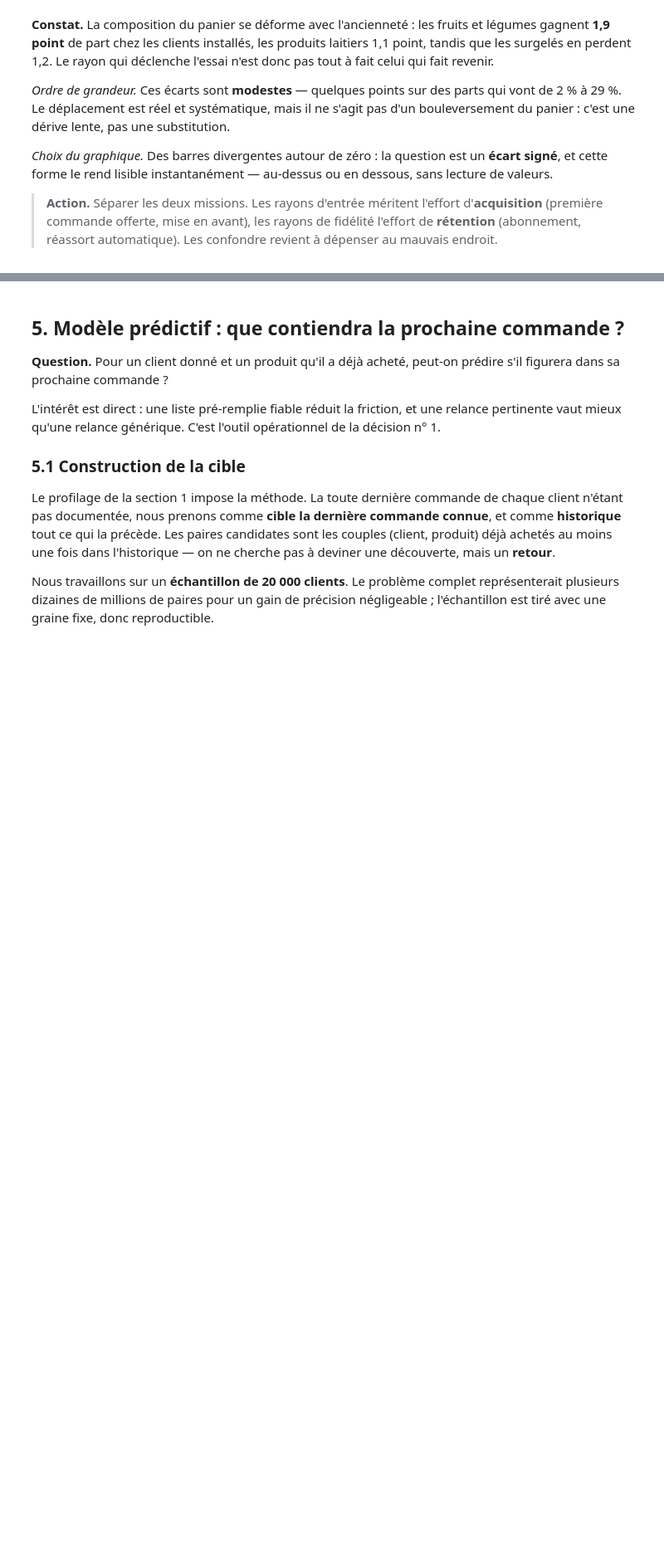
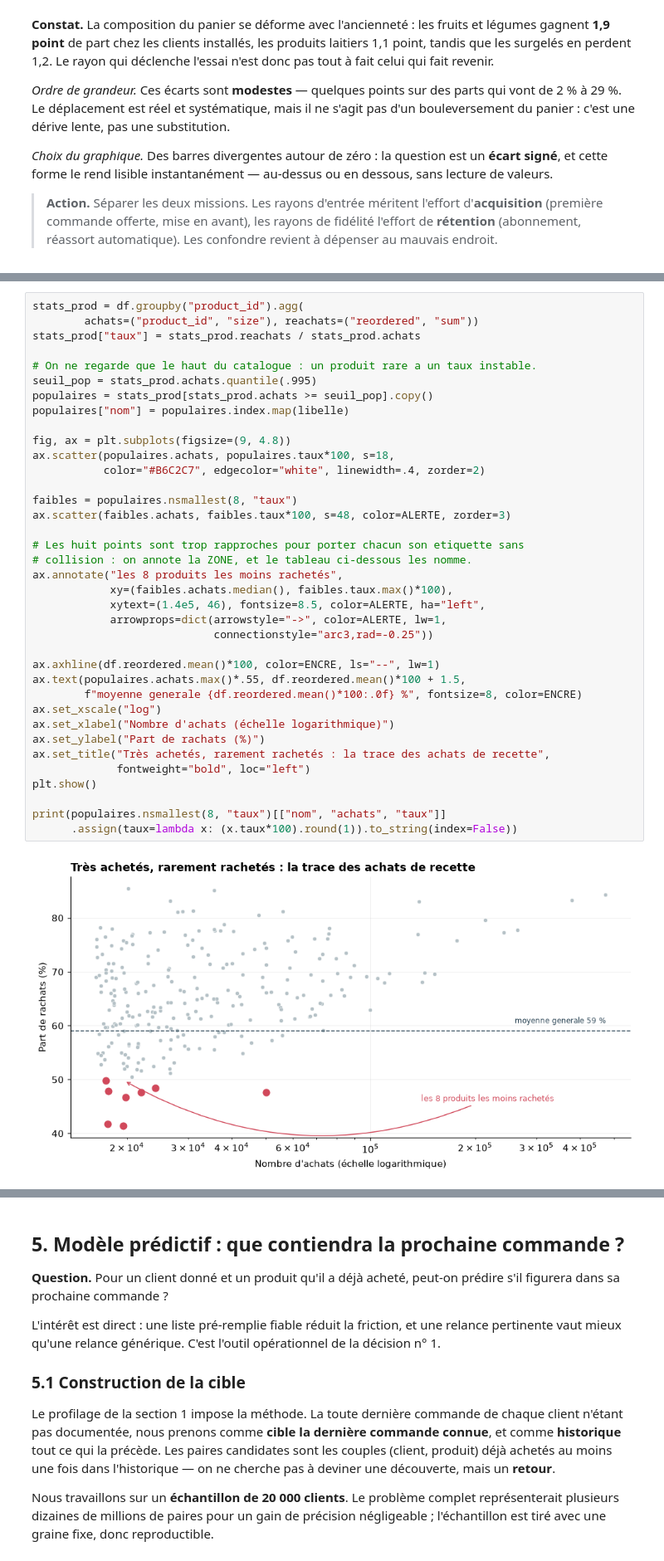
Before and after one commit to Nyomix-V/joja-data-analysis, a Jupyter notebook: 02_projet/analyse.ipynb, the cells around one changed output, grey strips where cells are left out. Shown at 83% size. Cells and saved outputs as stored; diff of their text form; blank space fills up the shorter version.

```diff
--- a/02_projet/analyse.ipynb
+++ b/02_projet/analyse.ipynb
@@ -731,0 +812,39 @@ sans lecture de valeurs.
+# %%
+stats_prod = df.groupby("product_id").agg(
+        achats=("product_id", "size"), reachats=("reordered", "sum"))
+stats_prod["taux"] = stats_prod.reachats / stats_prod.achats
+
+# On ne regarde que le haut du catalogue : un produit rare a un taux instable.
+seuil_pop = stats_prod.achats.quantile(.995)
+populaires = stats_prod[stats_prod.achats >= seuil_pop].copy()
+populaires["nom"] = populaires.index.map(libelle)
+
+fig, ax = plt.subplots(figsize=(9, 4.8))
+ax.scatter(populaires.achats, populaires.taux*100, s=18,
+           color="#B6C2C7", edgecolor="white", linewidth=.4, zorder=2)
+
+faibles = populaires.nsmallest(8, "taux")
+ax.scatter(faibles.achats, faibles.taux*100, s=48, color=ALERTE, zorder=3)
+
+# Les huit points sont trop rapproches pour porter chacun son etiquette sans
+# collision : on annote la ZONE, et le tableau ci-dessous les nomme.
+ax.annotate("les 8 produits les moins rachetés",
+            xy=(faibles.achats.median(), faibles.taux.max()*100),
+            xytext=(1.4e5, 46), fontsize=8.5, color=ALERTE, ha="left",
+            arrowprops=dict(arrowstyle="->", color=ALERTE, lw=1,
+                            connectionstyle="arc3,rad=-0.25"))
+
+ax.axhline(df.reordered.mean()*100, color=ENCRE, ls="--", lw=1)
+ax.text(populaires.achats.max()*.55, df.reordered.mean()*100 + 1.5,
+        f"moyenne generale {df.reordered.mean()*100:.0f} %", fontsize=8, color=ENCRE)
+ax.set_xscale("log")
+ax.set_xlabel("Nombre d'achats (échelle logarithmique)")
+ax.set_ylabel("Part de rachats (%)")
+ax.set_title("Très achetés, rarement rachetés : la trace des achats de recette",
+             fontweight="bold", loc="left")
+plt.show()
+
+print(populaires.nsmallest(8, "taux")[["nom", "achats", "taux"]]
+      .assign(taux=lambda x: (x.taux*100).round(1)).to_string(index=False))
+# %% [output]
+[figure, added]
```
Also changed, not shown: parts of 10 cells of this notebook, 4 other files.
